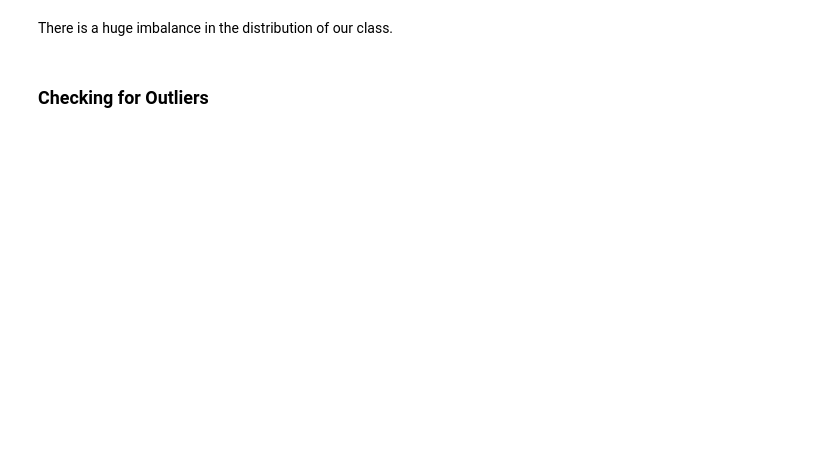
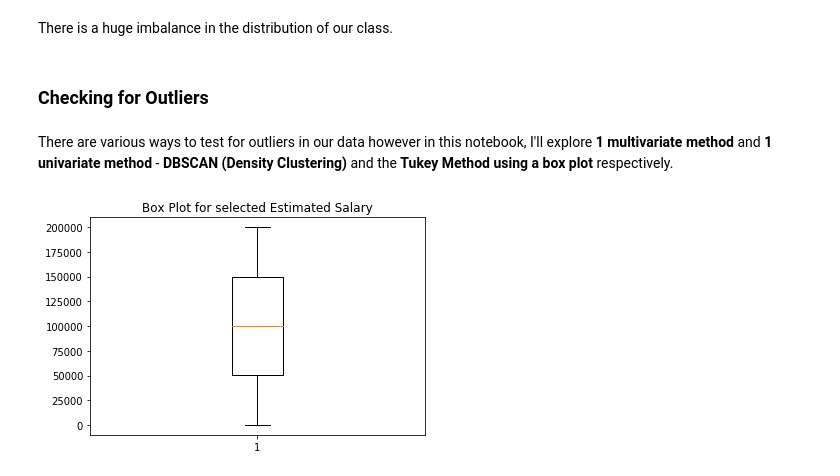
Before and after one commit to RashidCodes/MLResearch, a Jupyter notebook: CustomerChurn2.ipynb, the cells around one changed output. Saved outputs shown, nothing was run; the diff lists cells and outputs as text; code cells hidden in the pictures; blank space fills up the shorter version.

Commit message:
DBSCAN

```diff
--- a/CustomerChurn2.ipynb
+++ b/CustomerChurn2.ipynb
@@ -108,0 +85,23 @@ def removeOutliers(x, outlierConstant):
+# %% [markdown]
+There are various ways to test for outliers in our data however in this notebook, I'll explore **1 multivariate method** and **1 univariate method** - **DBSCAN (Density Clustering)** and the **Tukey Method using a box plot** respectively.
+# %%
+import pandas as pd
+import numpy as np
+from matplotlib import pyplot as plt
+
+employee_df = pd.read_csv('Churn_Modelling.csv')
+employee_df = employee_df.drop(['RowNumber', 'CustomerId', 'Surname', 'Exited'], axis=1)
+
+## encoding categorical features
+geo_dict = {val:idx for idx, val in enumerate(np.unique(employee_df['Geography'].values))}
+gen_dict = { val : idx for idx, val in enumerate(np.unique(employee_df['Gender'].values))}
+
+employee_df['Geography'] = employee_df['Geography'].map(geo_dict)
+employee_df['Gender'] = employee_df['Gender'].map(gen_dict)
+
+green_diamond = dict(markerfacecolor='g', marker='o')
+plt.boxplot(employee_df['EstimatedSalary'], flierprops=green_diamond)
+plt.title('Box Plot for selected Estimated Salary')
+plt.show()
+# %% [output]
+[figure, added]
```
Also changed, not shown: parts of 14 cells of this notebook, 1 other file.
